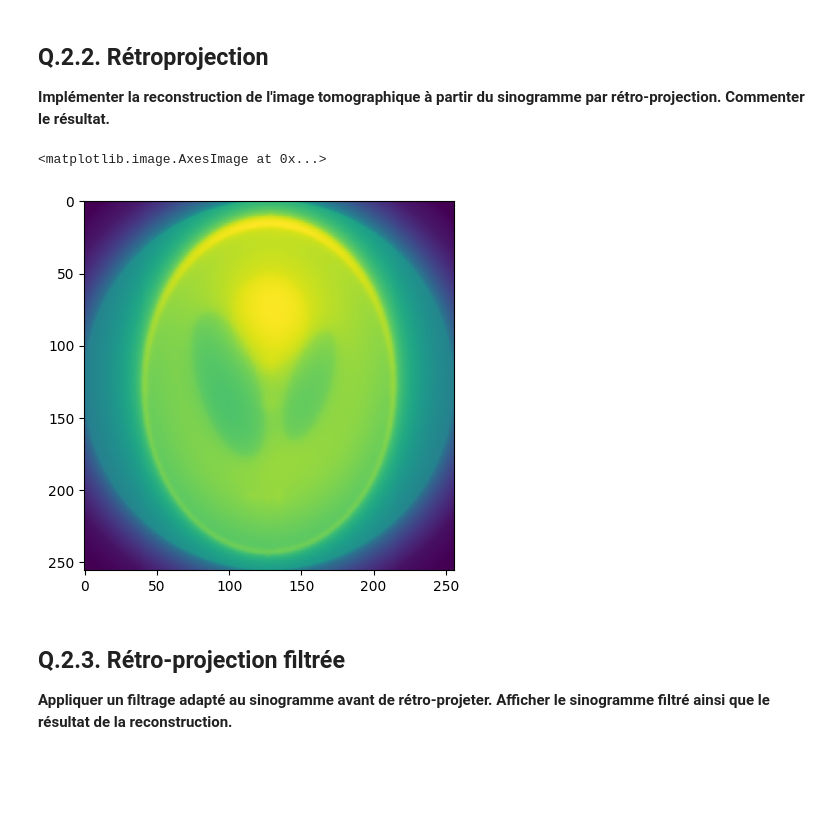
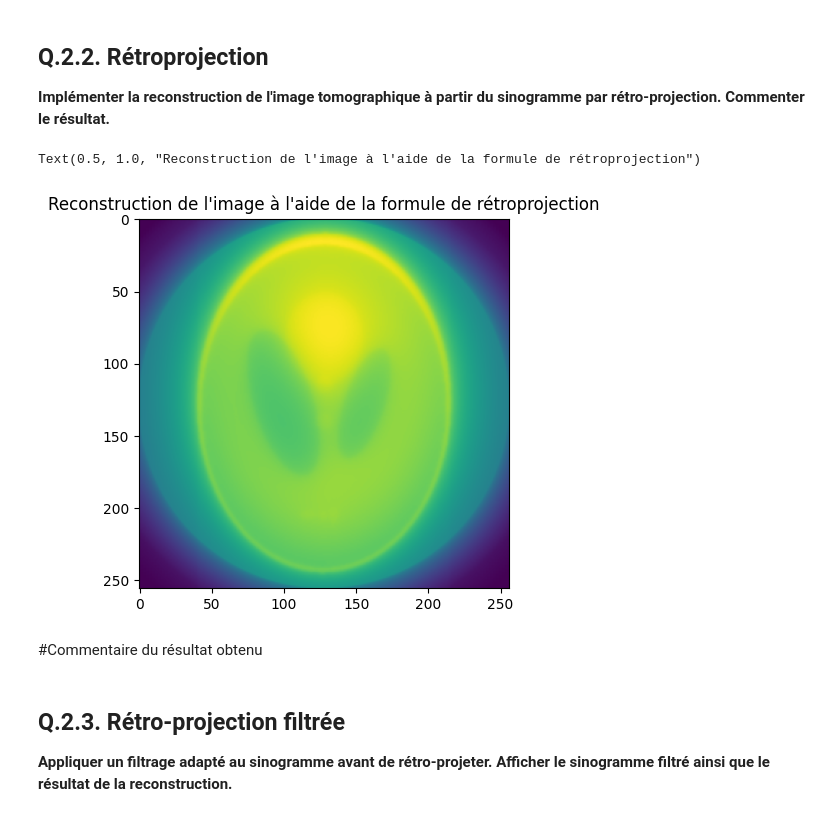
Before and after one commit to anaiscorbiere03/projet_maths, a Jupyter notebook: X-Ray Tomography.ipynb, the cells around one changed output. Drawn from its saved outputs; the diff is of its cells as text; code cells hidden in the pictures; blank space fills up the shorter version.

```diff
--- a/X-Ray Tomography.ipynb
+++ b/X-Ray Tomography.ipynb
@@ -122,9 +120,12 @@ f = backproj(sinogram, N_t, angles_count, N)
 # %%
 # Display the result
 plt.imshow(f)
+plt.title("Reconstruction de l'image à l'aide de la formule de rétroprojection")
 # %% [output]
-<matplotlib.image.AxesImage at 0x...>
+Text(0.5, 1.0, "Reconstruction de l'image à l'aide de la formule de rétroprojection")
-[figure, old version]
+[figure, new version]
+# %% [markdown]
+#Commentaire du résultat obtenu
 # %% [markdown]
 ##  Q.2.3. Rétro-projection filtrée
 
```
Also changed, not shown: parts of 10 cells of this notebook, 1 other file.
